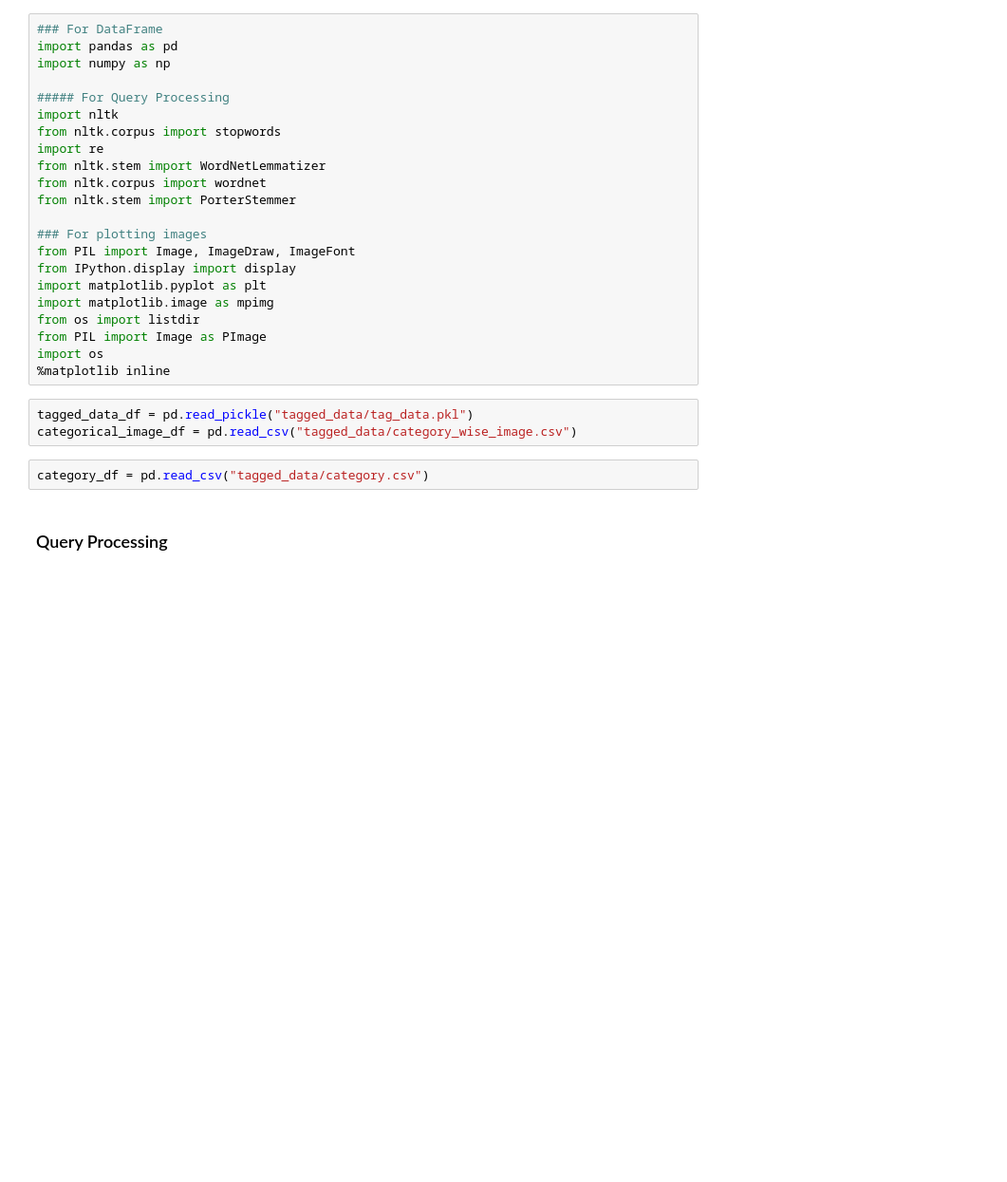
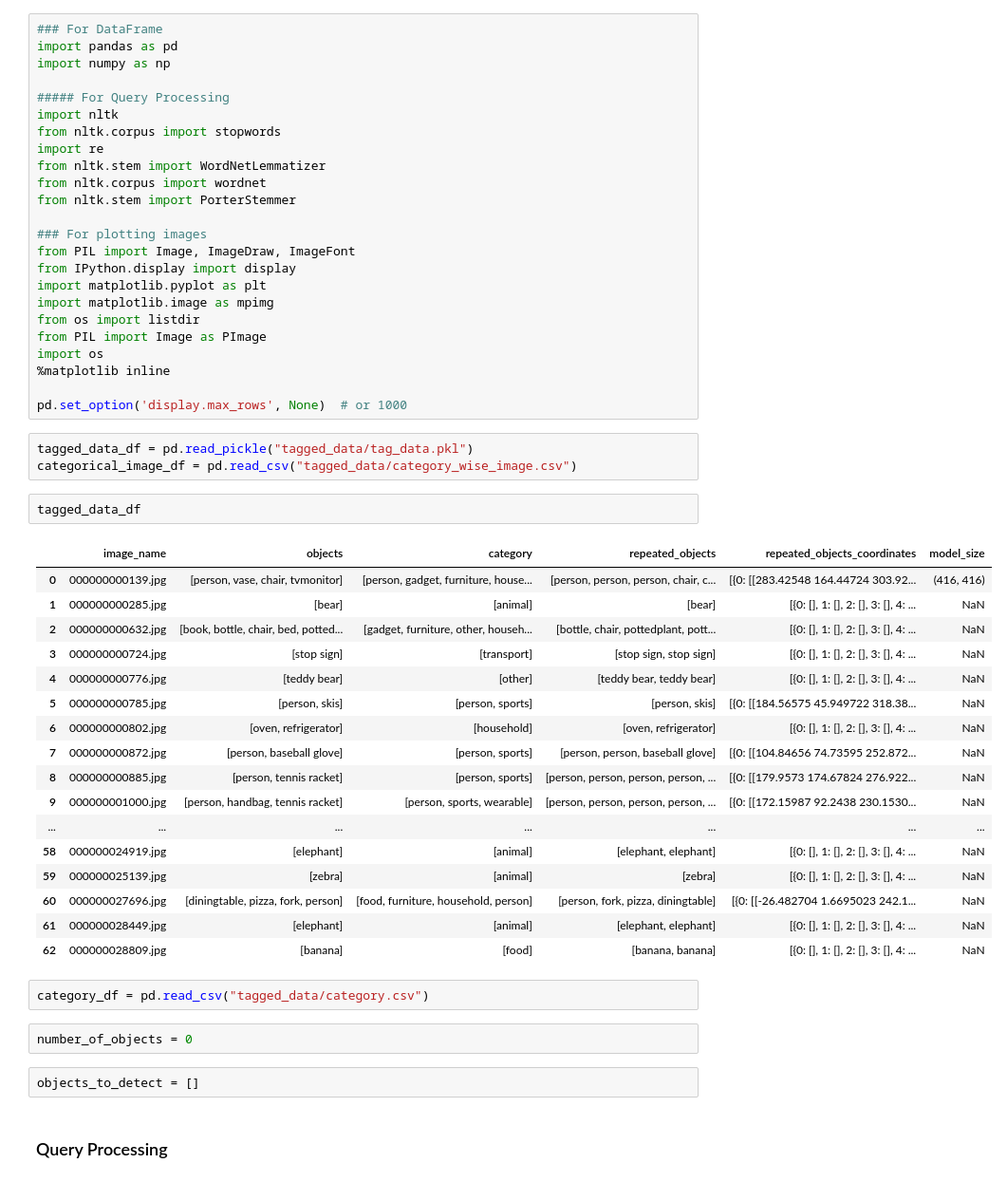
Before and after one commit to navinchndr012/Content--Based--Information--Retrieval, a Jupyter notebook: Image_Retrieval.ipynb, the cells around one changed output. Shown: that part at 95% size. Cells and saved outputs as stored; diff of their text form; blank space fills up the shorter version.

```diff
--- a/Image_Retrieval.ipynb
+++ b/Image_Retrieval.ipynb
@@ -22,11 +22,37 @@ from os import listdir
 from PIL import Image as PImage
 import os
 %matplotlib inline
+
+pd.set_option('display.max_rows', None)  # or 1000
 # %%
 tagged_data_df = pd.read_pickle("tagged_data/tag_data.pkl")
 categorical_image_df = pd.read_csv("tagged_data/category_wise_image.csv")
+# %%
+tagged_data_df
+# %% [output]
+|  | image_name | objects | category | repeated_objects | repeated_objects_coordinates | model_size |
+| 0 | 000000000139.jpg | [person, vase, chair, tvmonitor] | [person, gadget, furniture, house... | [person, person, person, chair, c... | [{0: [[283.42548 164.44724 303.92... | (416, 416) |
+| 1 | 000000000285.jpg | [bear] | [animal] | [bear] | [{0: [], 1: [], 2: [], 3: [], 4: ... | NaN |
+| 2 | 000000000632.jpg | [book, bottle, chair, bed, potted... | [gadget, furniture, other, househ... | [bottle, chair, pottedplant, pott... | [{0: [], 1: [], 2: [], 3: [], 4: ... | NaN |
+| 3 | 000000000724.jpg | [stop sign] | [transport] | [stop sign, stop sign] | [{0: [], 1: [], 2: [], 3: [], 4: ... | NaN |
+| 4 | 000000000776.jpg | [teddy bear] | [other] | [teddy bear, teddy bear] | [{0: [], 1: [], 2: [], 3: [], 4: ... | NaN |
+| 5 | 000000000785.jpg | [person, skis] | [person, sports] | [person, skis] | [{0: [[184.56575 45.949722 318.38... | NaN |
+| 6 | 000000000802.jpg | [oven, refrigerator] | [household] | [oven, refrigerator] | [{0: [], 1: [], 2: [], 3: [], 4: ... | NaN |
+| 7 | 000000000872.jpg | [person, baseball glove] | [person, sports] | [person, person, baseball glove] | [{0: [[104.84656 74.73595 252.872... | NaN |
+| 8 | 000000000885.jpg | [person, tennis racket] | [person, sports] | [person, person, person, person, ... | [{0: [[179.9573 174.67824 276.922... | NaN |
+| 9 | 000000001000.jpg | [person, handbag, tennis racket] | [person, sports, wearable] | [person, person, person, person, ... | [{0: [[172.15987 92.2438 230.1530... | NaN |
+| ... | ... | ... | ... | ... | ... | ... |
+| 58 | 000000024919.jpg | [elephant] | [animal] | [elephant, elephant] | [{0: [], 1: [], 2: [], 3: [], 4: ... | NaN |
+| 59 | 000000025139.jpg | [zebra] | [animal] | [zebra] | [{0: [], 1: [], 2: [], 3: [], 4: ... | NaN |
+| 60 | 000000027696.jpg | [diningtable, pizza, fork, person] | [food, furniture, household, person] | [person, fork, pizza, diningtable] | [{0: [[-26.482704 1.6695023 242.1... | NaN |
+| 61 | 000000028449.jpg | [elephant] | [animal] | [elephant, elephant] | [{0: [], 1: [], 2: [], 3: [], 4: ... | NaN |
+| 62 | 000000028809.jpg | [banana] | [food] | [banana, banana] | [{0: [], 1: [], 2: [], 3: [], 4: ... | NaN |
 # %%
 category_df = pd.read_csv("tagged_data/category.csv")
+# %%
+number_of_objects = 0
+# %%
+objects_to_detect = []
 # %% [markdown]
 ### Query Processing
 # %%
```
Also changed, not shown: parts of 15 cells of this notebook, 6 other files.
